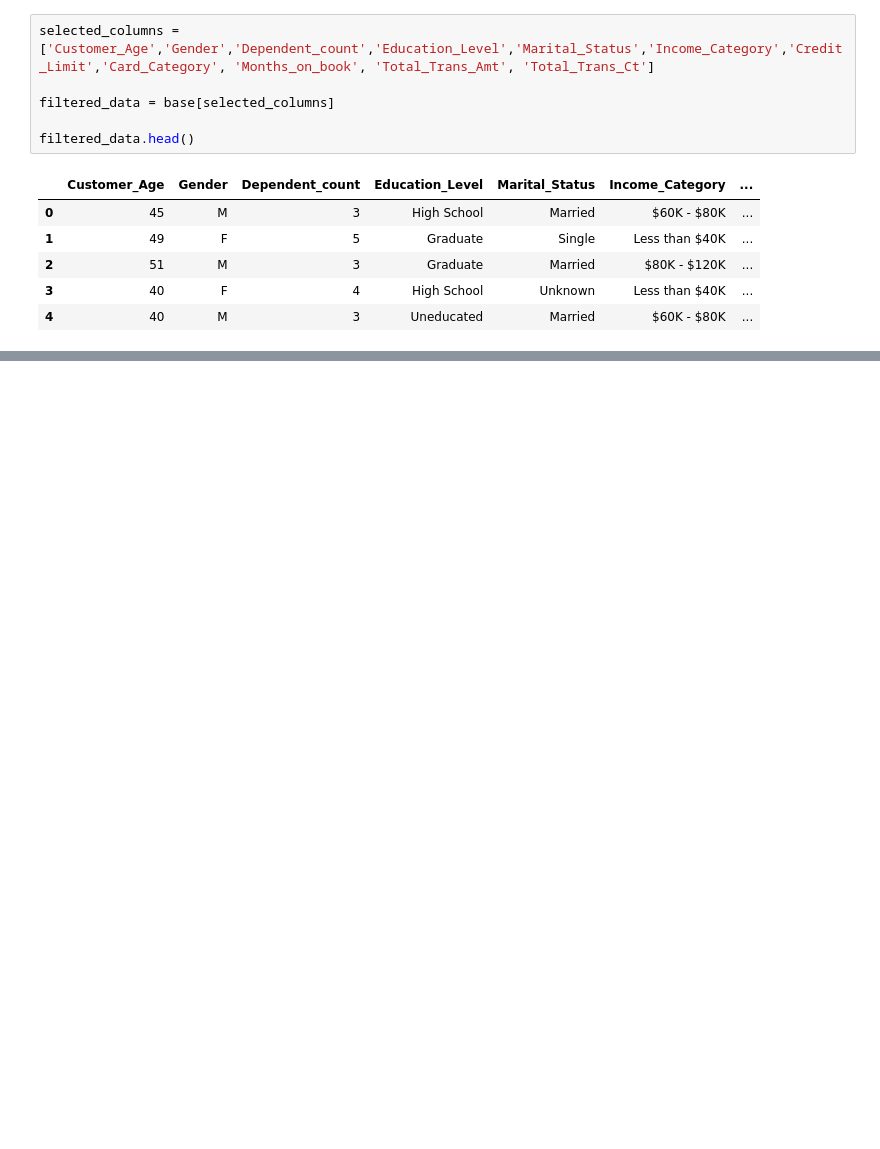
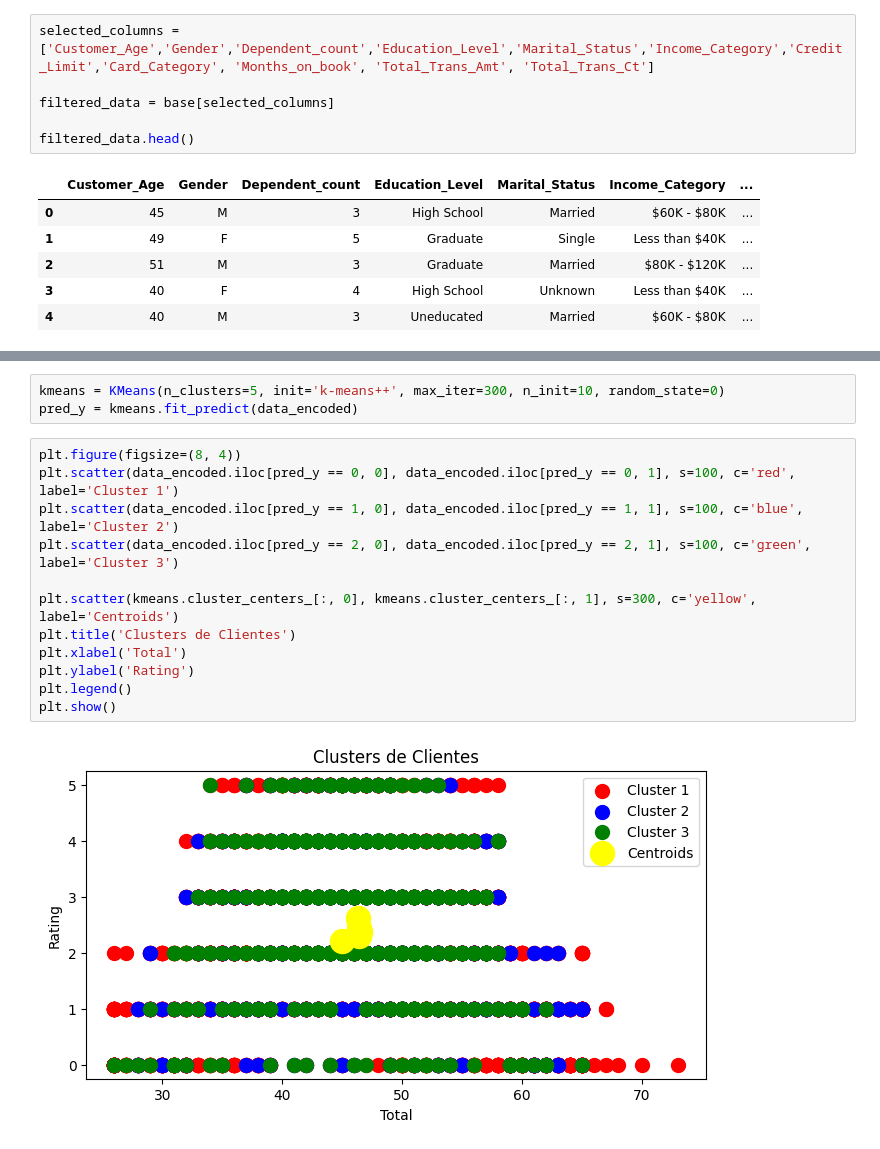
Before and after one commit to olzmooraes/dataScience, a Jupyter notebook: kmeans/atividade.ipynb, the cells around one changed output, grey strips where cells are left out. Cells and saved outputs as stored; diff of their text form; blank space fills up the shorter version.

```diff
--- a/kmeans/atividade.ipynb
+++ b/kmeans/atividade.ipynb
@@ -91,0 +125,17 @@ ValueError: could not convert string to float: '$40K - $60K'
+# %%
+kmeans = KMeans(n_clusters=5, init='k-means++', max_iter=300, n_init=10, random_state=0)
+pred_y = kmeans.fit_predict(data_encoded)
+# %%
+plt.figure(figsize=(8, 4))
+plt.scatter(data_encoded.iloc[pred_y == 0, 0], data_encoded.iloc[pred_y == 0, 1], s=100, c='red', label='Cluster 1')
+plt.scatter(data_encoded.iloc[pred_y == 1, 0], data_encoded.iloc[pred_y == 1, 1], s=100, c='blue', label='Cluster 2')
+plt.scatter(data_encoded.iloc[pred_y == 2, 0], data_encoded.iloc[pred_y == 2, 1], s=100, c='green', label='Cluster 3')
+
+plt.scatter(kmeans.cluster_centers_[:, 0], kmeans.cluster_centers_[:, 1], s=300, c='yellow', label='Centroids')
+plt.title('Clusters de Clientes')
+plt.xlabel('Total')
+plt.ylabel('Rating')
+plt.legend()
+plt.show()
+# %% [output]
+[figure, added]
```
Also changed, not shown: parts of 4 cells of this notebook.
